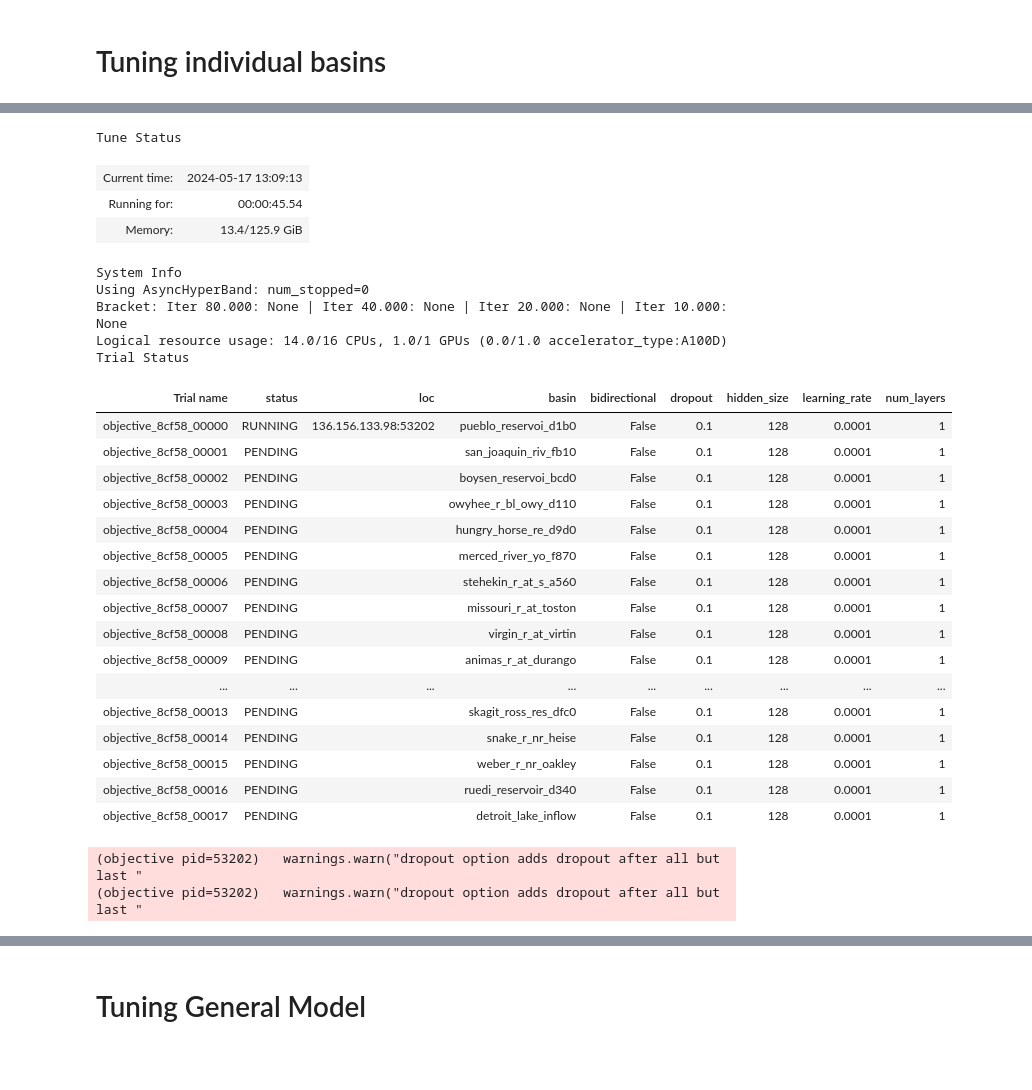
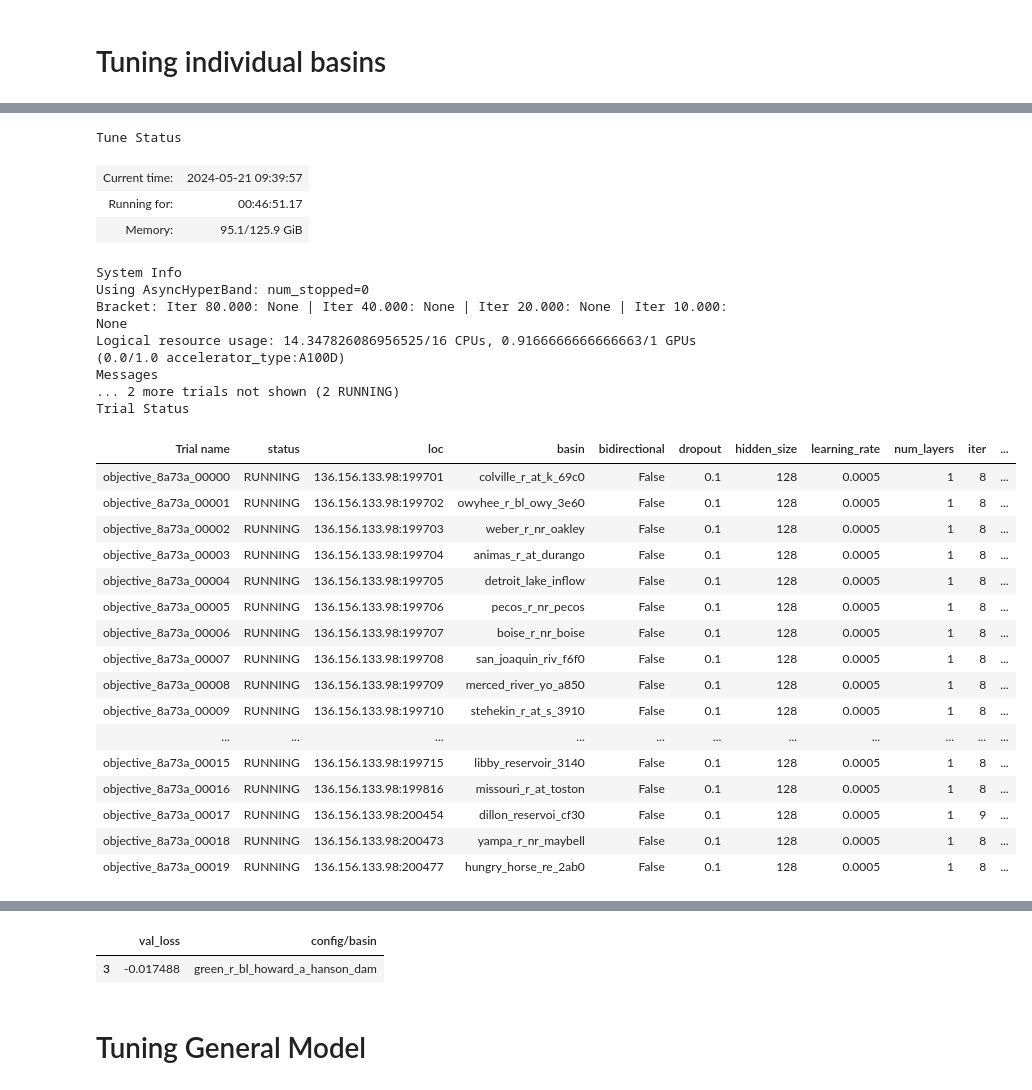
Before and after one commit to KarRups/Hydra_Code, a Jupyter notebook: Tuning/LSTM_Tuning_Run.ipynb, the cells around one changed output, grey strips where cells are left out. Cells and saved outputs as stored; diff of their text form; code cells hidden in the pictures; blank space fills up the shorter version.

```diff
--- a/Tuning/LSTM_Tuning_Run.ipynb
+++ b/Tuning/LSTM_Tuning_Run.ipynb
@@ -208,7 +181,7 @@ head_input_size = forecast_size + static_size + History_Fourier_in_forcings + Hi
 head_output_size = 3
 
 # Only include daily flow basins
-basin = list(set(basins) - set(['ruedi_reservoir_inflow', 'skagit_ross_reservoir']))
+basins = list(set(basins) - set(['ruedi_reservoir_inflow', 'skagit_ross_reservoir']))
 # %% [markdown]
 # Tuning individual basins
 # %%
@@ -237,7 +210,7 @@ def define_models(hindcast_input_size, forecast_input_size, hidden_size, num_lay
         models[copy].to(device)
         params_to_optimize[copy] = list(models[copy].parameters())
         # Probably should be doing 1e-2 and 10
-        optimizers[copy] = torch.optim.Adam(params_to_optimize[copy], lr= learning_rate, weight_decay = 1e-2)
+        optimizers[copy] = torch.optim.Adam(params_to_optimize[copy], lr= learning_rate, weight_decay = 1e-3)
         schedulers[copy] = lr_scheduler.CosineAnnealingLR(optimizers[copy], T_max=100)
 
     return models, params_to_optimize, optimizers, schedulers
@@ -262,18 +233,18 @@ from ray.tune.search.optuna import OptunaSearch
 import optuna
 
 # Fixed parameters
-total_epochs = 15
+total_epochs = 20
 n_epochs = 1  # Epochs between tests
 group_lengths = [7] #np.arange(180) 7 Day ahead for streamlined version
 batch_size = 1
-copies = 3
+copies = 2
 
 # parameters to tune
 hidden_sizes = [128] # 64 converged upon
 num_layers =  [1]
 dropout = [0.1]
 bidirectional = [False] #[True, False]
-learning_rate = [1e-4] #[1e-3, 1e-5]
+learning_rate = [5e-4] #[1e-3, 1e-5]
 
 # Set up configuration space
 config_space = {
@@ -314,9 +285,9 @@ def train_model(config):
 
     val_loss = 1000
 
-    #basin = config["basin"]
-    copies = 3
-    #save_path = f'/data/Hydra_Work/Tuning/Week_Ahead_Models/{basin}_specific.pth'
+    basin = config["basin"]
+    copies = 2
+    save_path = f'/data/Hydra_Work/Tuning/Week_Ahead_Models_V2/{basin}_specific.pth'
     device = torch.device('cuda' if torch.cuda.
                     is_available() else 'cpu')
 
@@ -347,8 +318,8 @@ def train_model(config):
 
         candidate_val_loss = ((np.mean( list(epoch_val_losses.values()) ).mean() - Climate_Loss)[0])/np.mean(Climate_Loss)
         val_loss = np.min([val_loss, candidate_val_loss ])
-        # if candidate_val_loss == val_loss:
-        #     torch.save(models[1], save_path)
+        if candidate_val_loss == val_loss:
+             torch.save(models[1], save_path)
 
         ray.train.report({'val_loss' : val_loss})
 
@@ -435,54 +406,54 @@ basin = 'stehekin_r_at_stehekin'
 optuna_tune_config = tune.TuneConfig(scheduler=asha_scheduler)
 tune_config = tune.TuneConfig(scheduler=asha_scheduler)
 running_tune_config = tune.TuneConfig()
 
 run_config=train.RunConfig(stop= plateau_stopper)
 
 # Note using < 1gb per run stops pylance from crashing I think
 # Without Optun
-tuner = tune.Tuner(tune.with_resources(tune.with_parameters(objective), resources={"cpu": 14, "gpu": 1}), param_space=config_space, tune_config = tune_config, run_config = run_config)
+tuner = tune.Tuner(tune.with_resources(tune.with_parameters(objective), resources={"cpu": 15/23, "gpu": 1/24}), param_space=config_space, tune_config = tune_config, run_config = run_config)
 # With Optuna
 #tuner = tune.Tuner(tune.with_resources(tune.with_parameters(objective), resources={"cpu": 1, "gpu": 1/16}), param_space = optuna_config_space, tune_config = optuna_tune_config, run_config = run_config)
 
 results = tuner.fit()
 best_config = results.get_best_result(metric="val_loss", mode="min").config
 print(best_config)
 
 
 
 # Define the file path where you want to save the best configuration
 file_path = f"/data/Hydra_Work/Tuning/Config_Text/{basin}_best_config.txt"
 # Open the file in write mode and save the configuration
 with open(file_path, "w") as f:
     f.write(str(best_config))
 
 print("Best configuration saved to:", file_path)
 # %% [output]
 Tune Status
-| Current time: | 2024-05-17 13:09:13 |
-| Running for: | 00:00:45.54 |
-| Memory: | 13.4/125.9 GiB |
+| Current time: | 2024-05-21 09:39:57 |
+| Running for: | 00:46:51.17 |
+| Memory: | 95.1/125.9 GiB |
 System Info
 Using AsyncHyperBand: num_stopped=0
 Bracket: Iter 80.000: None | Iter 40.000: None | Iter 20.000: None | Iter 10.000: None
-Logical resource usage: 14.0/16 CPUs, 1.0/1 GPUs (0.0/1.0 accelerator_type:A100D)
+Logical resource usage: 14.347826086956525/16 CPUs, 0.9166666666666663/1 GPUs (0.0/1.0 accelerator_type:A100D)
+Messages
+... 2 more trials not shown (2 RUNNING)
 Trial Status
-| Trial name | status | loc | basin | bidirectional | dropout | hidden_size | learning_rate | num_layers |
-| objective_8cf58_00000 | RUNNING | 136.156.133.98:53202 | pueblo_reservoi_d1b0 | False | 0.1 | 128 | 0.0001 | 1 |
-| objective_8cf58_00001 | PENDING |  | san_joaquin_riv_fb10 | False | 0.1 | 128 | 0.0001 | 1 |
-| objective_8cf58_00002 | PENDING |  | boysen_reservoi_bcd0 | False | 0.1 | 128 | 0.0001 | 1 |
-| objective_8cf58_00003 | PENDING |  | owyhee_r_bl_owy_d110 | False | 0.1 | 128 | 0.0001 | 1 |
-| objective_8cf58_00004 | PENDING |  | hungry_horse_re_d9d0 | False | 0.1 | 128 | 0.0001 | 1 |
-| objective_8cf58_00005 | PENDING |  | merced_river_yo_f870 | False | 0.1 | 128 | 0.0001 | 1 |
-| objective_8cf58_00006 | PENDING |  | stehekin_r_at_s_a560 | False | 0.1 | 128 | 0.0001 | 1 |
-| objective_8cf58_00007 | PENDING |  | missouri_r_at_toston | False | 0.1 | 128 | 0.0001 | 1 |
-| objective_8cf58_00008 | PENDING |  | virgin_r_at_virtin | False | 0.1 | 128 | 0.0001 | 1 |
-| objective_8cf58_00009 | PENDING |  | animas_r_at_durango | False | 0.1 | 128 | 0.0001 | 1 |
-| ... | ... | ... | ... | ... | ... | ... | ... | ... |
-| objective_8cf58_00013 | PENDING |  | skagit_ross_res_dfc0 | False | 0.1 | 128 | 0.0001 | 1 |
-| objective_8cf58_00014 | PENDING |  | snake_r_nr_heise | False | 0.1 | 128 | 0.0001 | 1 |
-| objective_8cf58_00015 | PENDING |  | weber_r_nr_oakley | False | 0.1 | 128 | 0.0001 | 1 |
-| objective_8cf58_00016 | PENDING |  | ruedi_reservoir_d340 | False | 0.1 | 128 | 0.0001 | 1 |
-| objective_8cf58_00017 | PENDING |  | detroit_lake_inflow | False | 0.1 | 128 | 0.0001 | 1 |
+| Trial name | status | loc | basin | bidirectional | dropout | hidden_size | learning_rate | num_layers | iter | ... |
+| objective_8a73a_00000 | RUNNING | 136.156.133.98:199701 | colville_r_at_k_69c0 | False | 0.1 | 128 | 0.0005 | 1 | 8 | ... |
+| objective_8a73a_00001 | RUNNING | 136.156.133.98:199702 | owyhee_r_bl_owy_3e60 | False | 0.1 | 128 | 0.0005 | 1 | 8 | ... |
+| objective_8a73a_00002 | RUNNING | 136.156.133.98:199703 | weber_r_nr_oakley | False | 0.1 | 128 | 0.0005 | 1 | 8 | ... |
+| objective_8a73a_00003 | RUNNING | 136.156.133.98:199704 | animas_r_at_durango | False | 0.1 | 128 | 0.0005 | 1 | 8 | ... |
+| objective_8a73a_00004 | RUNNING | 136.156.133.98:199705 | detroit_lake_inflow | False | 0.1 | 128 | 0.0005 | 1 | 8 | ... |
+| objective_8a73a_00005 | RUNNING | 136.156.133.98:199706 | pecos_r_nr_pecos | False | 0.1 | 128 | 0.0005 | 1 | 8 | ... |
+| objective_8a73a_00006 | RUNNING | 136.156.133.98:199707 | boise_r_nr_boise | False | 0.1 | 128 | 0.0005 | 1 | 8 | ... |
+| objective_8a73a_00007 | RUNNING | 136.156.133.98:199708 | san_joaquin_riv_f6f0 | False | 0.1 | 128 | 0.0005 | 1 | 8 | ... |
+| objective_8a73a_00008 | RUNNING | 136.156.133.98:199709 | merced_river_yo_a850 | False | 0.1 | 128 | 0.0005 | 1 | 8 | ... |
+| objective_8a73a_00009 | RUNNING | 136.156.133.98:199710 | stehekin_r_at_s_3910 | False | 0.1 | 128 | 0.0005 | 1 | 8 | ... |
+| ... | ... | ... | ... | ... | ... | ... | ... | ... | ... | ... |
+| objective_8a73a_00015 | RUNNING | 136.156.133.98:199715 | libby_reservoir_3140 | False | 0.1 | 128 | 0.0005 | 1 | 8 | ... |
+| objective_8a73a_00016 | RUNNING | 136.156.133.98:199816 | missouri_r_at_toston | False | 0.1 | 128 | 0.0005 | 1 | 8 | ... |
+| objective_8a73a_00017 | RUNNING | 136.156.133.98:200454 | dillon_reservoi_cf30 | False | 0.1 | 128 | 0.0005 | 1 | 9 | ... |
+| objective_8a73a_00018 | RUNNING | 136.156.133.98:200473 | yampa_r_nr_maybell | False | 0.1 | 128 | 0.0005 | 1 | 8 | ... |
+| objective_8a73a_00019 | RUNNING | 136.156.133.98:200477 | hungry_horse_re_2ab0 | False | 0.1 | 128 | 0.0005 | 1 | 8 | ... |
-(objective pid=53202)   warnings.warn("dropout option adds dropout after all but last "
-(objective pid=53202)   warnings.warn("dropout option adds dropout after all but last "
@@ -506,4 +460,7 @@ Trial Status
 # %%
-#results_df = results.get_dataframe()
-#results_df[results_df['val_loss'] < -0.07][['val_loss', 'config/basin']]
+results_df = results.get_dataframe()
+results_df[results_df['val_loss'] < -0.01][['val_loss', 'config/basin']]
+# %% [output]
+|  | val_loss | config/basin |
+| 3 | -0.017488 | green_r_bl_howard_a_hanson_dam |
 # %%
```
Also changed, not shown: parts of 16 cells of this notebook, 6 other files.
